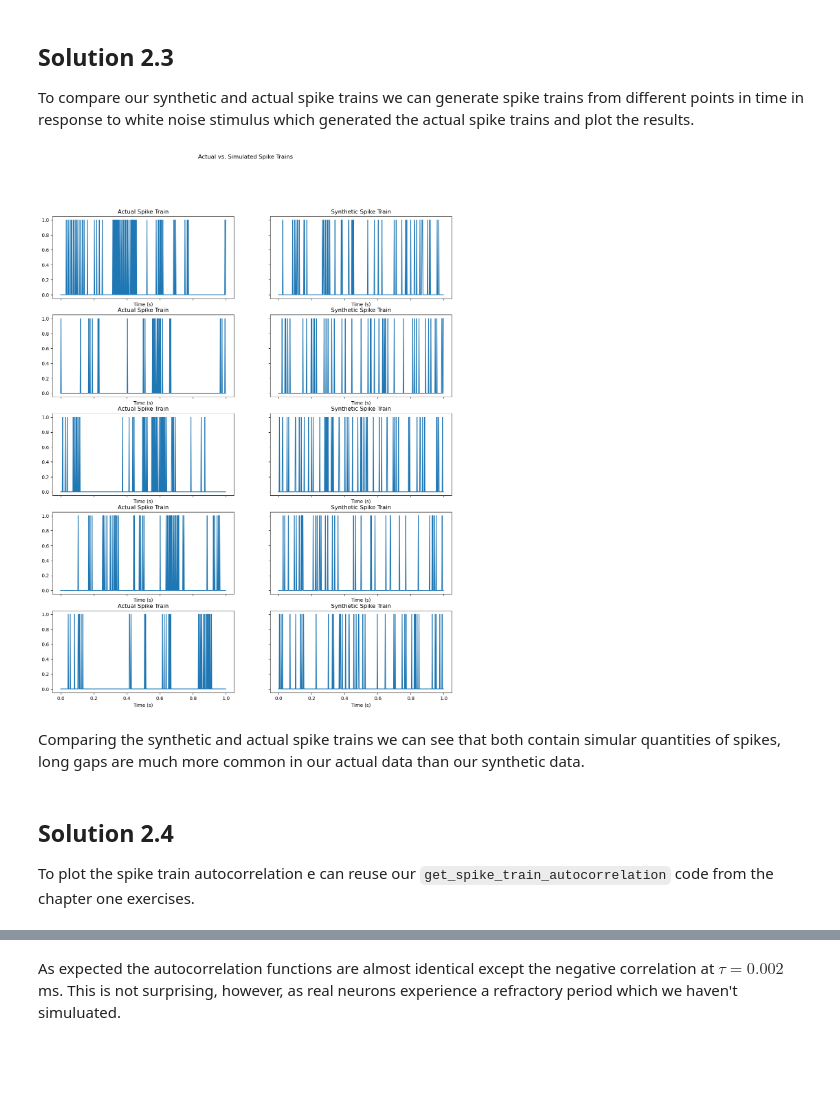
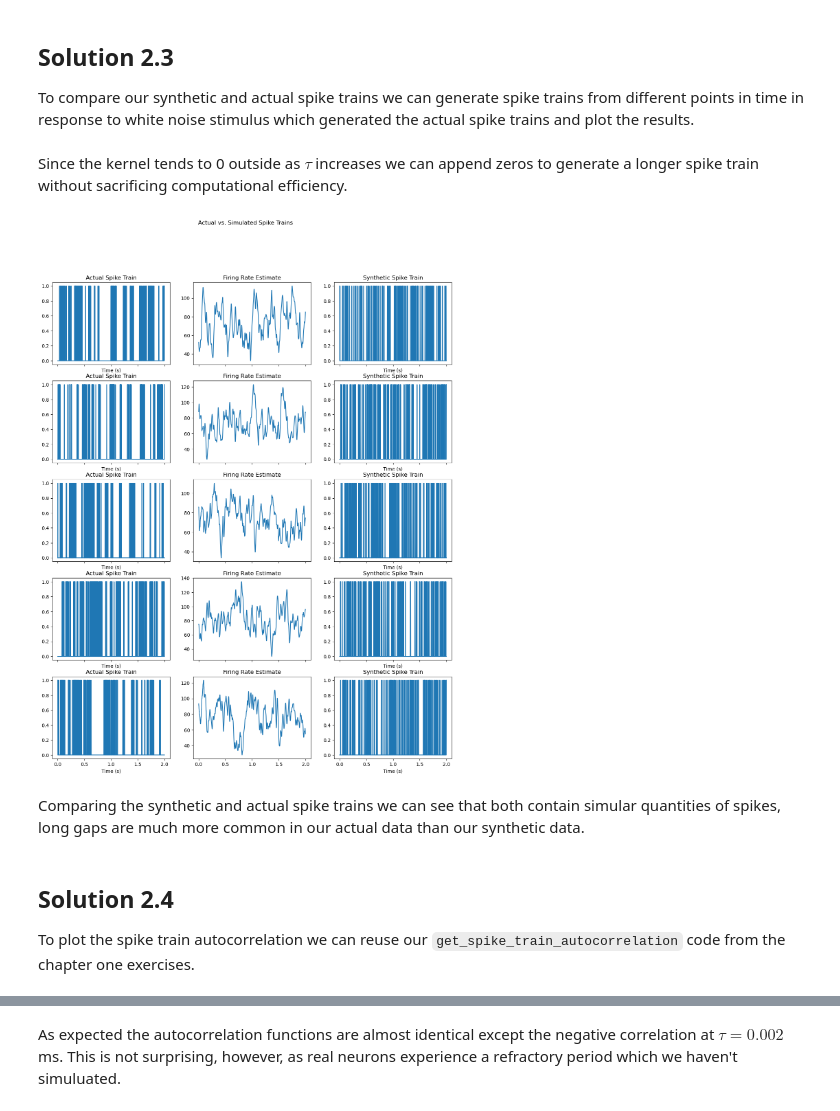
Before and after one commit to JKilgallen/theoretical_neuroscience, a Jupyter notebook: exercises/c2.ipynb, the cells around one changed output, grey strips where cells are left out. Cells and saved outputs as stored; diff of their text form; code cells hidden in the pictures; blank space fills up the shorter version.

```diff
--- a/exercises/c2.ipynb
+++ b/exercises/c2.ipynb
@@ -64,9 +64,9 @@ plt.ylabel("Stimulus Value");
 ## Solution 2.2
 To compute the firing rate we must use equation 2.1 which gives $$r_{\text{est}} = r_0 + \int_0^\infty D(\tau)s(t-\tau) d\tau.$$ To implement this We must first generate the kernel given.
 # %%
-time = np.array([i*dt for i in range(int(10/dt))])
+time = np.array([-i*dt for i in range(int(10/dt))])
 # Multiply the kernel values by 1000 to convert from Hz/ms.
-D = 1000*np.array([-np.cos(2*np.pi*(t - 0.02)/0.14)*np.exp(-t/0.06) for t in time])
+D = 1000*np.array([-np.cos(2*np.pi*(-t - 0.02)/0.14)*np.exp(t/0.06) for t in time])
 plt.plot(time[:int(1/dt)], D[:int(1/dt)])
 plt.title("Kernel Value vs Time")
 plt.xlabel("Time (s)")
@@ -224,10 +223,11 @@ def get_spike_triggered_average(rho, stim, T, dt, tau):
 T = 20*60
 dt = 0.002
 
-taus = [i*0.001 for i in range(0, 1000, 2)]
-sta = np.array([get_spike_triggered_average(rho, stim, T, dt, tau) for tau in taus])
+taus = [-i*0.001 for i in range(0, 1000, 2)]
+sta = np.array([get_spike_triggered_average(rho, stim, T, dt, -tau) for tau in taus])
 
 plt.plot(taus, sta)
 plt.title('Spike-Triggered Average Stimulus\nfor a H1 Neuron from a Fly')
 plt.xlabel(r'$\tau$ (s)');
+sta = np.flip(sta)
 # %% [output]
@@ -235,8 +235,8 @@ plt.xlabel(r'$\tau$ (s)');
 # %%
 r = np.sum(rho)/T
 sigma = np.std(stim)
-D = sta*r/(sigma**2)
-
+D = sta*r/(sigma)
+taus = [i*0.001 for i in range(0, 1000, 2)]
 r_est = np.array([get_firing_rate_estimate(np.sum(rho)/T, D, stim[:500], 0.002, tau) for tau in taus])
 
 plt.plot(taus, r_est)
@@ -249,13 +249,13 @@ plt.ylabel("Firing Rate (Hz)");
 ## Solution 2.2
 We can now reuse our Poisson generator from chapter one and our estimate of the firing rate to generate a synthetic spike train.
 # %%
-def generate_poisson_spikes(r, T, dt=1e-5, as_times = True):
+def generate_poisson_spikes(rate, T, dt=1e-5, as_times = True):
     """
     Generates a spike train as a Poisson process.
 
     Parameters
     ----------
-    r : {float, array_like}
+    rate : {float, array_like}
         The firing rate in Hz.
         If a float is given a constant firing rate is used.
         If an array is given the value at index i is the firing rate at time step i.
@@ -271,7 +271,7 @@ def generate_poisson_spikes(r, T, dt=1e-5, as_times = True):
     """
 
     #Since the probability at each time step is intependent we can compare the firing rates at all time steps simultaneously.
-    spikes = np.where(r*dt >= np.random.rand(int(T/dt)), 1, 0)
+    spikes = np.where(rate*dt >= np.random.rand(int(T/dt)), 1, 0)
 
     # To convert from a list where a 1 at index i indicates a spike at time step i, to a list of times at which spikes occur
     # we simply select all indices at which a spike occurs and multiply the index by the time step size.
@@ -307,30 +307,38 @@ def get_neural_response(spikes, T, dt=1e-5):
     rho = np.histogram(spikes, bins)[0]
 
     return rho
+# %% [markdown]
+Since the kernel tends to 0 outside as $\tau$ increases we can append zeros to generate a longer spike train without sacrificing computational efficiency.
 # %%
-fig, axs = plt.subplots(5, 2, sharex=True, sharey=True)
+fig, axs = plt.subplots(5, 3, sharex=True, sharey=False)
 fig.suptitle("Actual vs. Simulated Spike Trains")
 fig.set_figheight(18)
 fig.set_figwidth(15)
 
+taus = [i*0.001 for i in range(0, 10000, 2)]
+
+r_est = np.array([get_firing_rate_estimate(np.sum(rho[:5000])/10, np.concatenate([np.zeros(5000 - len(D)), D]), stim[:5000], 0.002, tau) for tau in taus])
+spikes = generate_poisson_spikes(r_est, 10, 0.002)
+rho_est = get_neural_response(spikes, 10, 0.002)
+time = [t*dt for t in range(int(2/dt))]
 for i in range(5):
-    r_est = np.array([get_firing_rate_estimate(np.sum(rho)/T, D, stim[i*(500*60*4):i*(500*60*4)+500], 0.002, tau) for tau in taus])
-    spikes = generate_poisson_spikes(r_est, 1, 0.002)
-    rho_est = get_neural_response(spikes, 1, 0.002)
 
-    axs[i][0].plot(taus, rho[i*(500*60*4):i*(500*60*4)+500])
+
+    axs[i][0].plot(time, rho[int(2/0.002)*i:int(2/0.002)*(i+1)])
     axs[i][0].set_title("Actual Spike Train")
     axs[i][0].set_xlabel("Time (s)")
-    axs[i][1].plot(taus, rho_est)
-    axs[i][1].set_title("Synthetic Spike Train")
-    axs[i][1].set_xlabel("Time (s)");
+    axs[i][1].plot(time, r_est[int(2/0.002)*i:int(2/0.002)*(i+1)])
+    axs[i][1].set_title("Firing Rate Estimate")
+    axs[i][2].plot(time, rho_est[int(2/0.002)*i:int(2/0.002)*(i+1)])
+    axs[i][2].set_title("Synthetic Spike Train")
+    axs[i][2].set_xlabel("Time (s)");
 # %% [output]
-[figure, old version]
+[figure, new version]
 # %% [markdown]
 Comparing the synthetic and actual spike trains we can see that both contain simular quantities of spikes, long gaps are much more common in our actual data than our synthetic data.
 # %% [markdown]
 ## Solution 2.4
-To plot the spike train autocorrelation e can reuse our `get_spike_train_autocorrelation` code from the chapter one exercises.
+To plot the spike train autocorrelation we can reuse our `get_spike_train_autocorrelation` code from the chapter one exercises.
 # %%
 def get_spike_train_autocorrelation(rho, T, dt, tau):
     """
```
Also changed, not shown: parts of 23 cells of this notebook.
